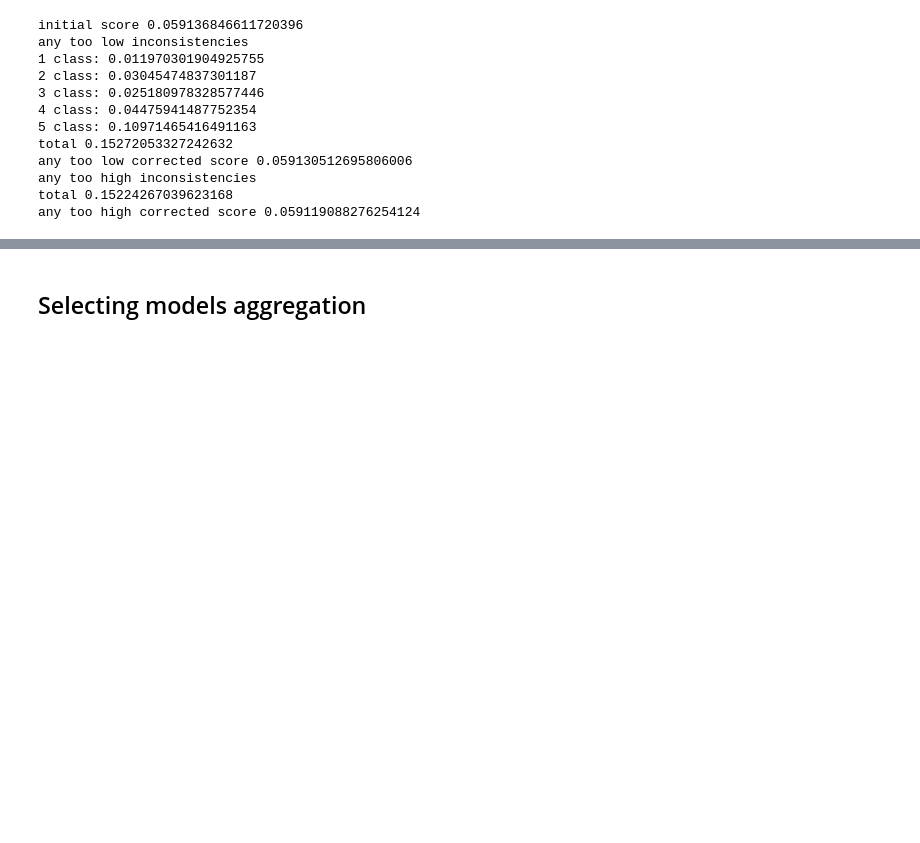
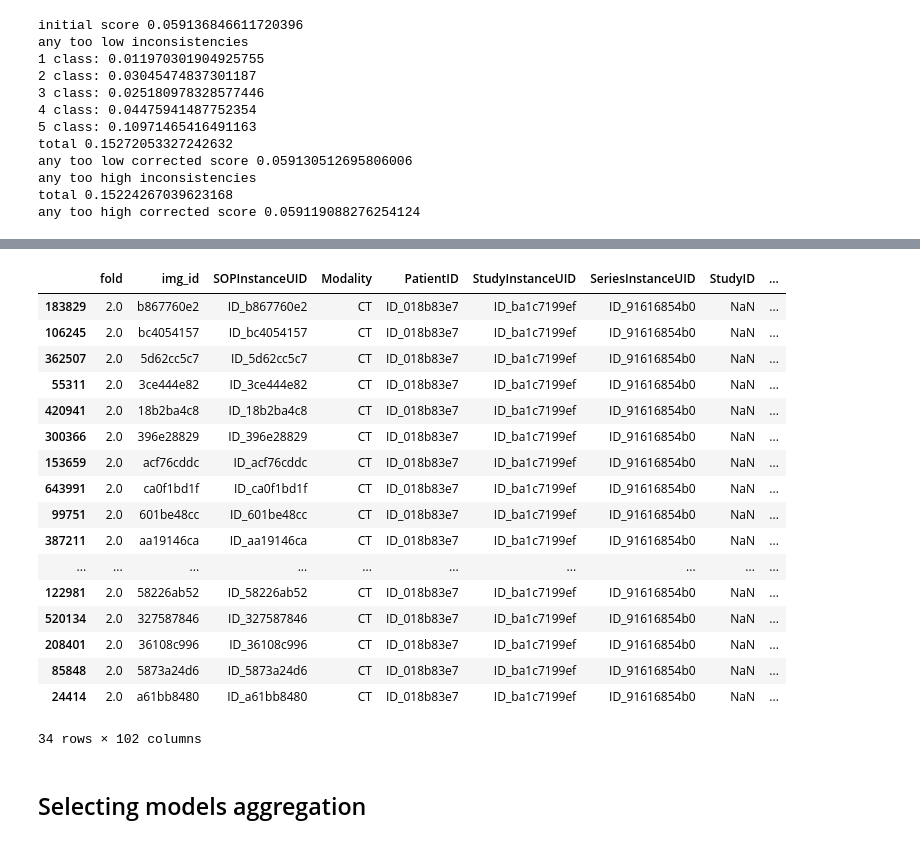
Before and after one commit to nosound2/RSNA-Hemorrhage, a Jupyter notebook: notebooks/Ensembling.ipynb, the cells around one changed output, grey strips where cells are left out. Cells and saved outputs as stored; diff of their text form; code cells hidden in the pictures; blank space fills up the shorter version.

```diff
--- a/notebooks/Ensembling.ipynb
+++ b/notebooks/Ensembling.ipynb
@@ -233,0 +270,21 @@ def predBounding(pp, target=None):
+# %%
+train_md.loc[train_md.SeriesInstanceUID == 'ID_91616854b0']
+# %% [output]
+|  | fold | img_id | SOPInstanceUID | Modality | PatientID | StudyInstanceUID | SeriesInstanceUID | StudyID | ... |
+| 183829 | 2.0 | b867760e2 | ID_b867760e2 | CT | ID_018b83e7 | ID_ba1c7199ef | ID_91616854b0 | NaN | ... |
+| 106245 | 2.0 | bc4054157 | ID_bc4054157 | CT | ID_018b83e7 | ID_ba1c7199ef | ID_91616854b0 | NaN | ... |
+| 362507 | 2.0 | 5d62cc5c7 | ID_5d62cc5c7 | CT | ID_018b83e7 | ID_ba1c7199ef | ID_91616854b0 | NaN | ... |
+| 55311 | 2.0 | 3ce444e82 | ID_3ce444e82 | CT | ID_018b83e7 | ID_ba1c7199ef | ID_91616854b0 | NaN | ... |
+| 420941 | 2.0 | 18b2ba4c8 | ID_18b2ba4c8 | CT | ID_018b83e7 | ID_ba1c7199ef | ID_91616854b0 | NaN | ... |
+| 300366 | 2.0 | 396e28829 | ID_396e28829 | CT | ID_018b83e7 | ID_ba1c7199ef | ID_91616854b0 | NaN | ... |
+| 153659 | 2.0 | acf76cddc | ID_acf76cddc | CT | ID_018b83e7 | ID_ba1c7199ef | ID_91616854b0 | NaN | ... |
+| 643991 | 2.0 | ca0f1bd1f | ID_ca0f1bd1f | CT | ID_018b83e7 | ID_ba1c7199ef | ID_91616854b0 | NaN | ... |
+| 99751 | 2.0 | 601be48cc | ID_601be48cc | CT | ID_018b83e7 | ID_ba1c7199ef | ID_91616854b0 | NaN | ... |
+| 387211 | 2.0 | aa19146ca | ID_aa19146ca | CT | ID_018b83e7 | ID_ba1c7199ef | ID_91616854b0 | NaN | ... |
+| ... | ... | ... | ... | ... | ... | ... | ... | ... | ... |
+| 122981 | 2.0 | 58226ab52 | ID_58226ab52 | CT | ID_018b83e7 | ID_ba1c7199ef | ID_91616854b0 | NaN | ... |
+| 520134 | 2.0 | 327587846 | ID_327587846 | CT | ID_018b83e7 | ID_ba1c7199ef | ID_91616854b0 | NaN | ... |
+| 208401 | 2.0 | 36108c996 | ID_36108c996 | CT | ID_018b83e7 | ID_ba1c7199ef | ID_91616854b0 | NaN | ... |
+| 85848 | 2.0 | 5873a24d6 | ID_5873a24d6 | CT | ID_018b83e7 | ID_ba1c7199ef | ID_91616854b0 | NaN | ... |
+| 24414 | 2.0 | a61bb8480 | ID_a61bb8480 | CT | ID_018b83e7 | ID_ba1c7199ef | ID_91616854b0 | NaN | ... |
+34 rows × 102 columns
```
Also changed, not shown: parts of 14 cells of this notebook, 1 other file.
